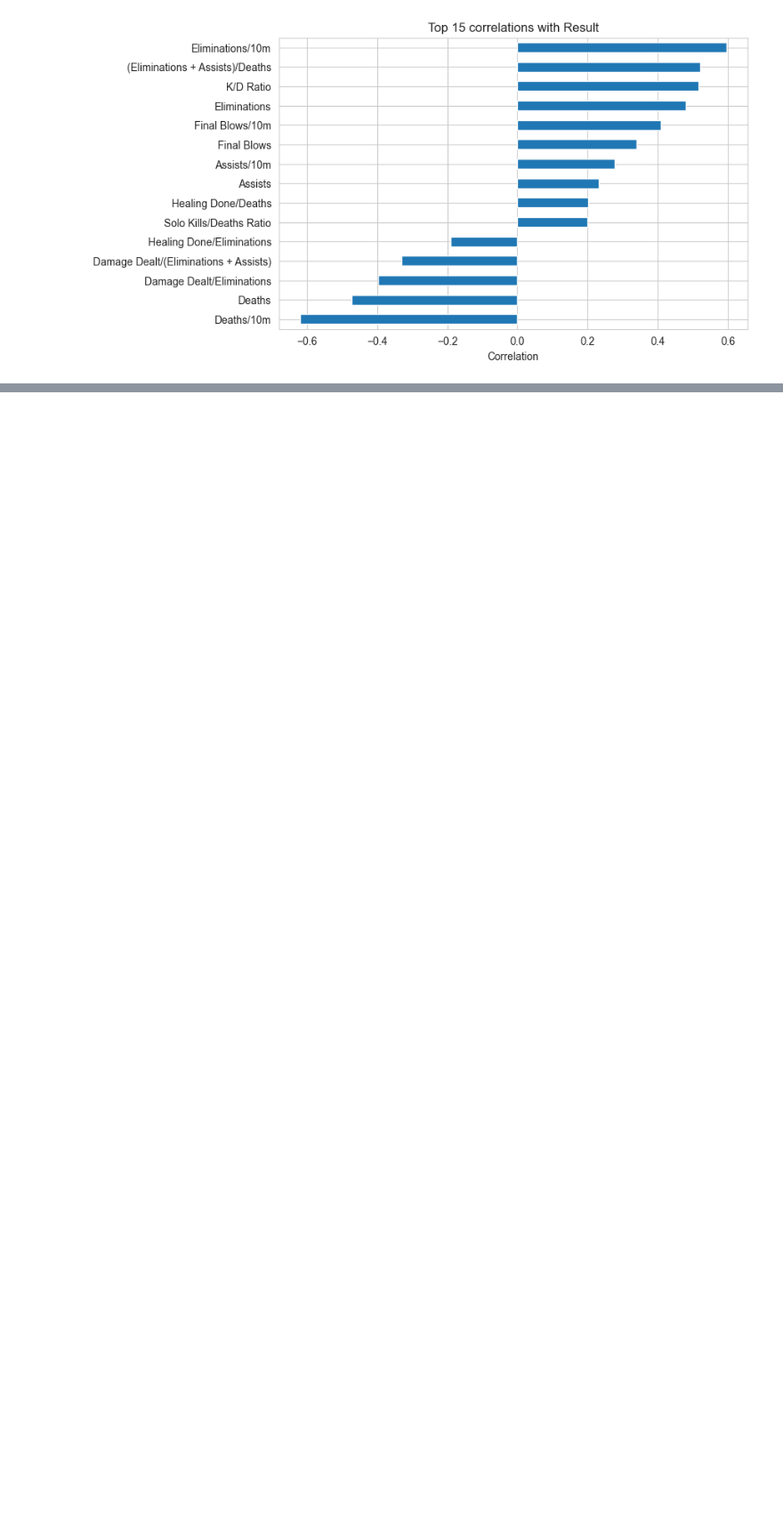
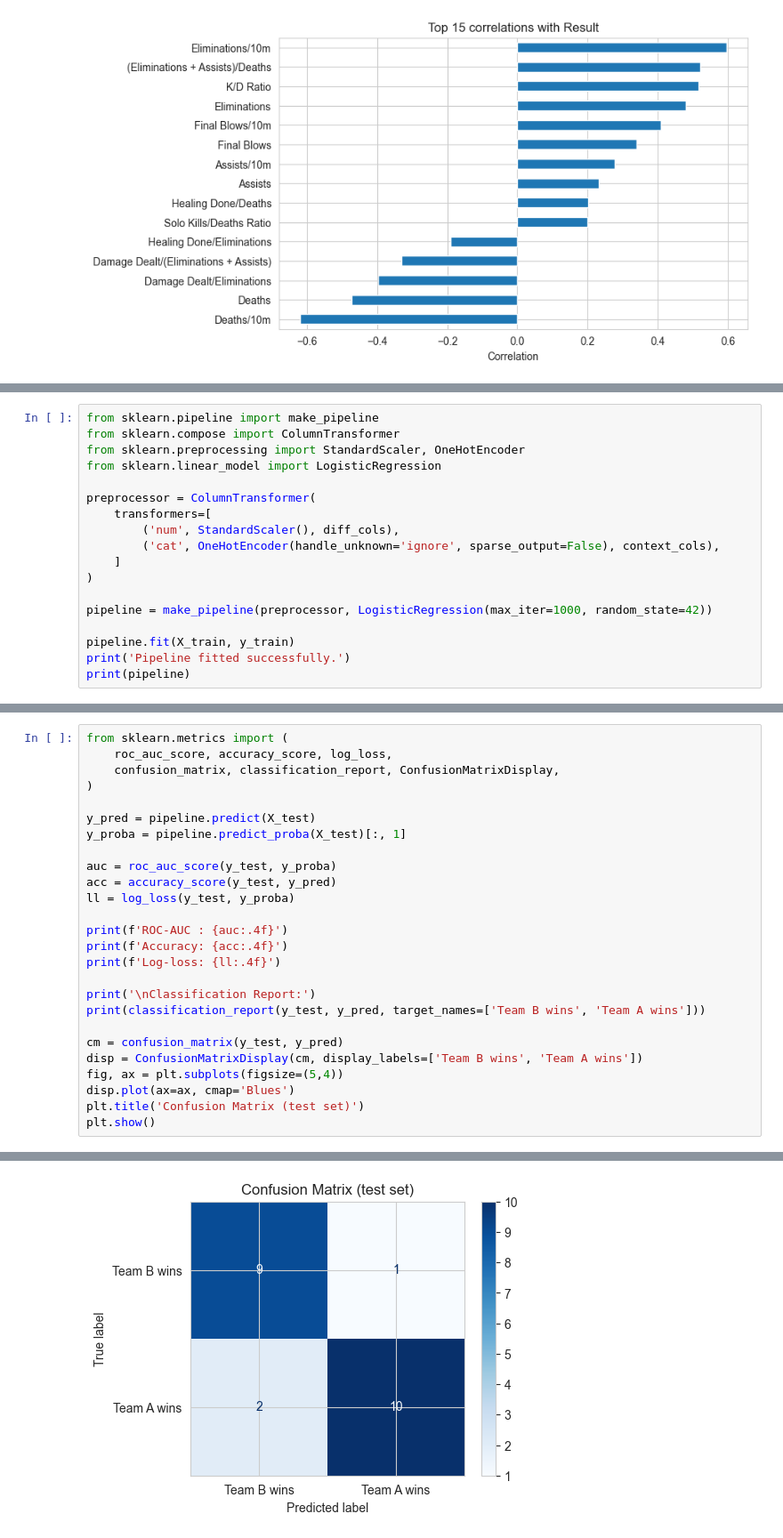
Before and after one commit to Kicho115/owcs-match-prediction, a Jupyter notebook: notebook/notebook.ipynb, the cells around one changed output, grey strips where cells are left out. Shown at 89% size. Drawn from its saved outputs; the diff is of its cells as text; blank space fills up the shorter version.

```diff
--- a/notebook/notebook.ipynb
+++ b/notebook/notebook.ipynb
@@ -249,0 +496,18 @@ Name: Result, dtype: float64
+# %%
+from sklearn.pipeline import make_pipeline
+from sklearn.compose import ColumnTransformer
+from sklearn.preprocessing import StandardScaler, OneHotEncoder
+from sklearn.linear_model import LogisticRegression
+
+preprocessor = ColumnTransformer(
+    transformers=[
+        ('num', StandardScaler(), diff_cols),
+        ('cat', OneHotEncoder(handle_unknown='ignore', sparse_output=False), context_cols),
+    ]
+)
+
+pipeline = make_pipeline(preprocessor, LogisticRegression(max_iter=1000, random_state=42))
+
+pipeline.fit(X_train, y_train)
+print('Pipeline fitted successfully.')
+print(pipeline)
@@ -249,0 +544,27 @@ Name: Result, dtype: float64
+# %%
+from sklearn.metrics import (
+    roc_auc_score, accuracy_score, log_loss,
+    confusion_matrix, classification_report, ConfusionMatrixDisplay,
+)
+
+y_pred = pipeline.predict(X_test)
+y_proba = pipeline.predict_proba(X_test)[:, 1]
+
+auc = roc_auc_score(y_test, y_proba)
+acc = accuracy_score(y_test, y_pred)
+ll = log_loss(y_test, y_proba)
+
+print(f'ROC-AUC : {auc:.4f}')
+print(f'Accuracy: {acc:.4f}')
+print(f'Log-loss: {ll:.4f}')
+
+print('\nClassification Report:')
+print(classification_report(y_test, y_pred, target_names=['Team B wins', 'Team A wins']))
+
+cm = confusion_matrix(y_test, y_pred)
+disp = ConfusionMatrixDisplay(cm, display_labels=['Team B wins', 'Team A wins'])
+fig, ax = plt.subplots(figsize=(5,4))
+disp.plot(ax=ax, cmap='Blues')
+plt.title('Confusion Matrix (test set)')
+plt.show()
+# %% [output]
@@ -249,0 +584 @@ Name: Result, dtype: float64
+[figure, added]
```
Also changed, not shown: parts of 23 cells of this notebook.
